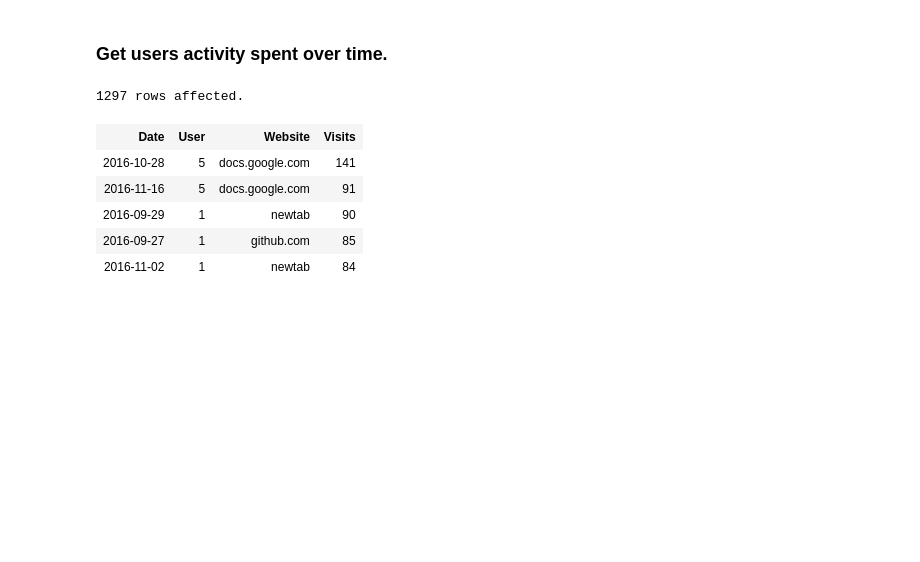
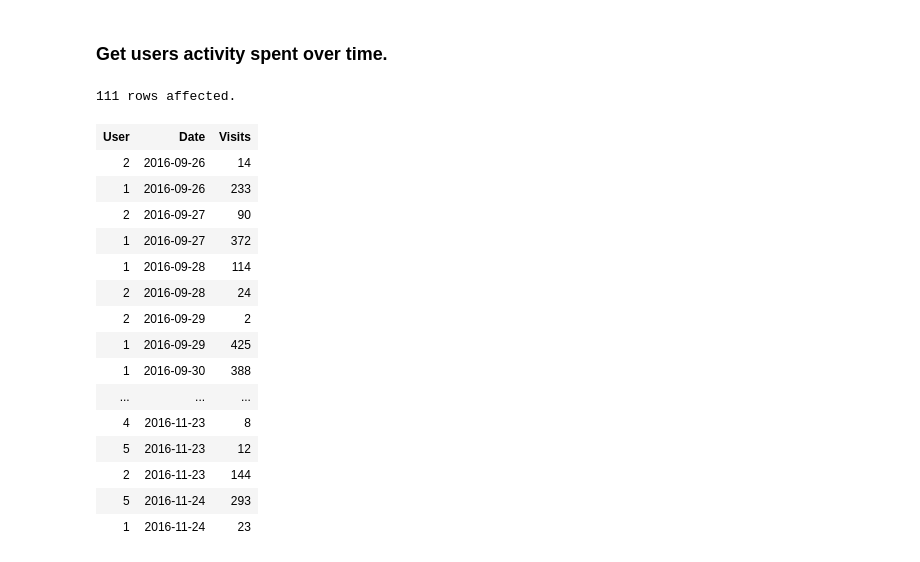
Before and after one commit to seanpar203/wta_analysis, a Jupyter notebook: top_5_time_spent.ipynb, the cells around one changed output. Cells and saved outputs as stored; diff of their text form; code cells hidden in the pictures; blank space fills up the shorter version.

```diff
--- a/top_5_time_spent.ipynb
+++ b/top_5_time_spent.ipynb
@@ -146,20 +156,26 @@ plt.pie(x=arr_total_percen, explode=explode, labels=top_5_host_names, shadow=Tru
 ### Get users activity spent over time.
 # %%
 %%sql
-SELECT
-time.day as "Date",
-time.account_id as "User",
-host.host_name as "Website",
-count(host.host_name) as "Visits" from host_time as ht
-JOIN time on ht.time_id = time.id
-JOIN host on ht.host_id = host.id
-GROUP BY time.account_id, host.host_name, time.day
-ORDER BY count(host.host_name) DESC
+SELECT time.account_id as "User", time.day as "Date", COUNT(host.host_name) as "Visits" from host_time
+INNER JOIN time on host_time.time_id = time.id
+INNER JOIN host on host_time.host_id = host.id
+GROUP BY time.day, time.account_id
+ORDER BY time.day;
 # %% [output]
-1297 rows affected.
+111 rows affected.
-| Date | User | Website | Visits |
-| 2016-10-28 | 5 | docs.google.com | 141 |
-| 2016-11-16 | 5 | docs.google.com | 91 |
-| 2016-09-29 | 1 | newtab | 90 |
-| 2016-09-27 | 1 | github.com | 85 |
-| 2016-11-02 | 1 | newtab | 84 |
+| User | Date | Visits |
+| 2 | 2016-09-26 | 14 |
+| 1 | 2016-09-26 | 233 |
+| 2 | 2016-09-27 | 90 |
+| 1 | 2016-09-27 | 372 |
+| 1 | 2016-09-28 | 114 |
+| 2 | 2016-09-28 | 24 |
+| 2 | 2016-09-29 | 2 |
+| 1 | 2016-09-29 | 425 |
+| 1 | 2016-09-30 | 388 |
+| ... | ... | ... |
+| 4 | 2016-11-23 | 8 |
+| 5 | 2016-11-23 | 12 |
+| 2 | 2016-11-23 | 144 |
+| 5 | 2016-11-24 | 293 |
+| 1 | 2016-11-24 | 23 |
```
Also changed, not shown: parts of 7 cells of this notebook.
